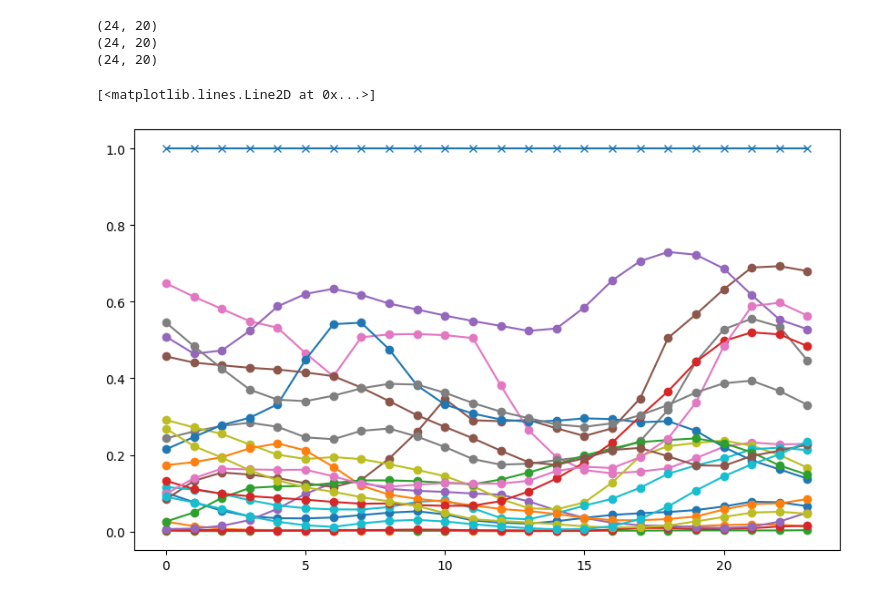
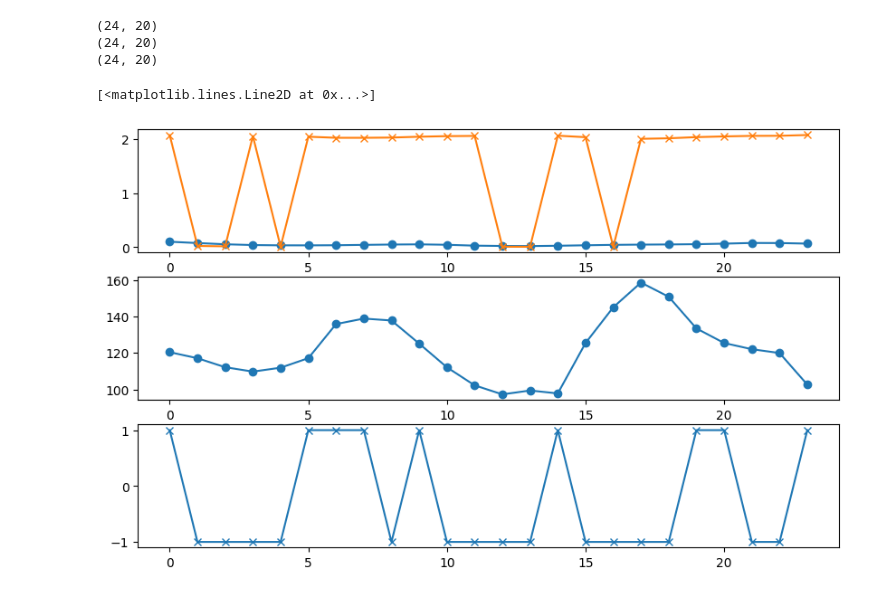
Before and after one commit to MatthieuJacobsDESL/renewables_in_electricity_markets_ass2, a Jupyter notebook: step1.1.ipynb, the cells around one changed output. Cells and saved outputs as stored; diff of their text form; code cells hidden in the pictures.

Commit message:
cleaner, still smthg weird for two-price scheme

```diff
--- a/step1.1.ipynb
+++ b/step1.1.ipynb
@@ -11,7 +11,7 @@ with open('InputData/Scenarios.pkl', 'rb') as file:
 wind_forecast = data['wind_data_da']
 spot_forecast = data['spot_prices']
 imbalance_forecast = data['imbalance']
-n_scenarios = [6,6,6]
+n1=1; n2=1; n3=1; n_scenarios = [n1,n2,n3]
 print(np.shape(wind_forecast))
 print(np.shape(spot_forecast))
 print(np.shape(imbalance_forecast))
@@ -24,8 +24,13 @@ wind_bids, prob= wpb.wind_pp_bidding(wind_forecast, spot_forecast, imbalance_for
 # %%
 # Visualize the selected wind bids
 plt.figure(figsize=(10, 6))
-plt.plot(wind_forecast, label='Wind Forecast', marker='o')
+plt.subplot(311)
+plt.plot(wind_forecast[:,:n2], label='Wind Forecast', marker='o')
 plt.plot(wind_bids, label='Wind Bids', marker='x')
+plt.subplot(312)
+plt.plot(spot_forecast[:,:n1], label='Spot Prices', marker='o')
+plt.subplot(313)
+plt.plot(imbalance_forecast[:,n3], label='Imbalance Prices', marker='x')
 # %% [output]
 [<matplotlib.lines.Line2D at 0x...>]
-[figure, old version]
+[figure, new version]
```
Also changed, not shown: 1 other file.
